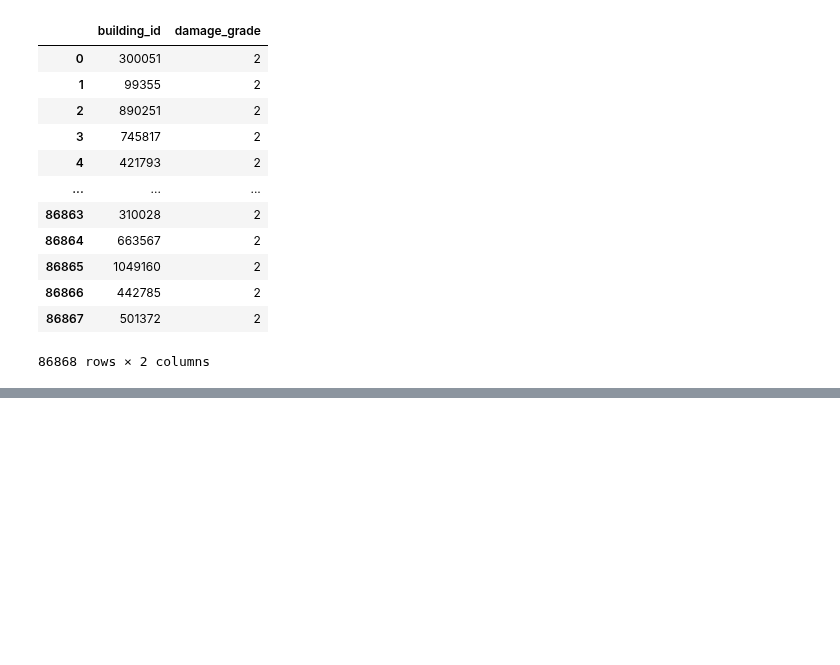
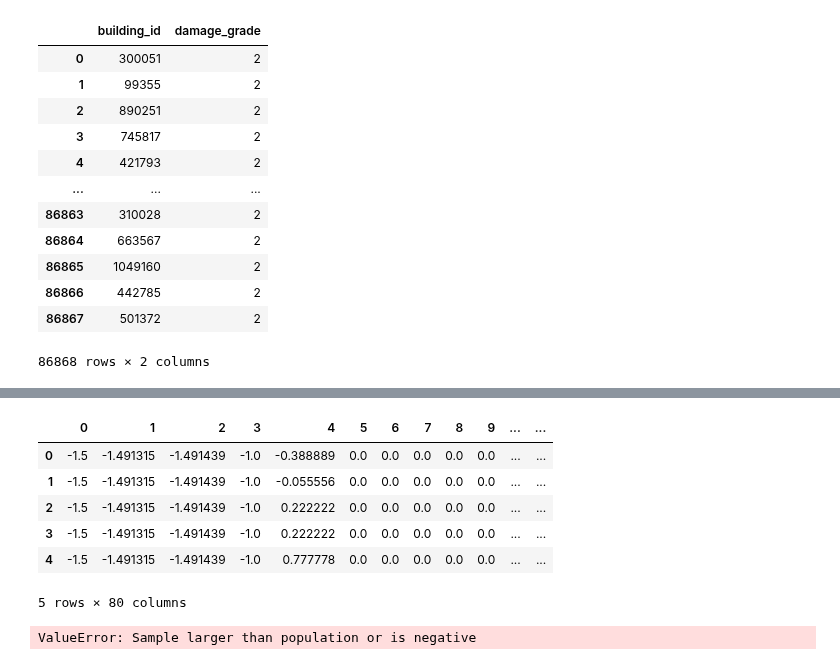
Before and after one commit to chantalwuer/earthquake_damage, a Jupyter notebook: notebooks/CW_Baseline_Model_Workflow.ipynb, the cells around one changed output, grey strips where cells are left out. Drawn from its saved outputs; the diff is of its cells as text; code cells hidden in the pictures; blank space fills up the shorter version.

```diff
--- a/notebooks/CW_Baseline_Model_Workflow.ipynb
+++ b/notebooks/CW_Baseline_Model_Workflow.ipynb
@@ -271,0 +298,10 @@ submission.to_csv('/Users/chantalwuerschinger/code/chantalwuer/earthquake_damage
+# %%
+train.head()
+# %% [output]
+|  | 0 | 1 | 2 | 3 | 4 | 5 | 6 | 7 | 8 | 9 | ... | ... |
+| 0 | -1.5 | -1.491315 | -1.491439 | -1.0 | -0.388889 | 0.0 | 0.0 | 0.0 | 0.0 | 0.0 | ... | ... |
+| 1 | -1.5 | -1.491315 | -1.491439 | -1.0 | -0.055556 | 0.0 | 0.0 | 0.0 | 0.0 | 0.0 | ... | ... |
+| 2 | -1.5 | -1.491315 | -1.491439 | -1.0 | 0.222222 | 0.0 | 0.0 | 0.0 | 0.0 | 0.0 | ... | ... |
+| 3 | -1.5 | -1.491315 | -1.491439 | -1.0 | 0.222222 | 0.0 | 0.0 | 0.0 | 0.0 | 0.0 | ... | ... |
+| 4 | -1.5 | -1.491315 | -1.491439 | -1.0 | 0.777778 | 0.0 | 0.0 | 0.0 | 0.0 | 0.0 | ... | ... |
+5 rows × 80 columns
@@ -271,0 +312,5 @@ submission.to_csv('/Users/chantalwuerschinger/code/chantalwuer/earthquake_damage
+# %%
+import random
+random.sample(list(zip(X_train,y_train)), 10)
+# %% [output]
+ValueError: Sample larger than population or is negative
```
Also changed, not shown: parts of 15 cells of this notebook.
